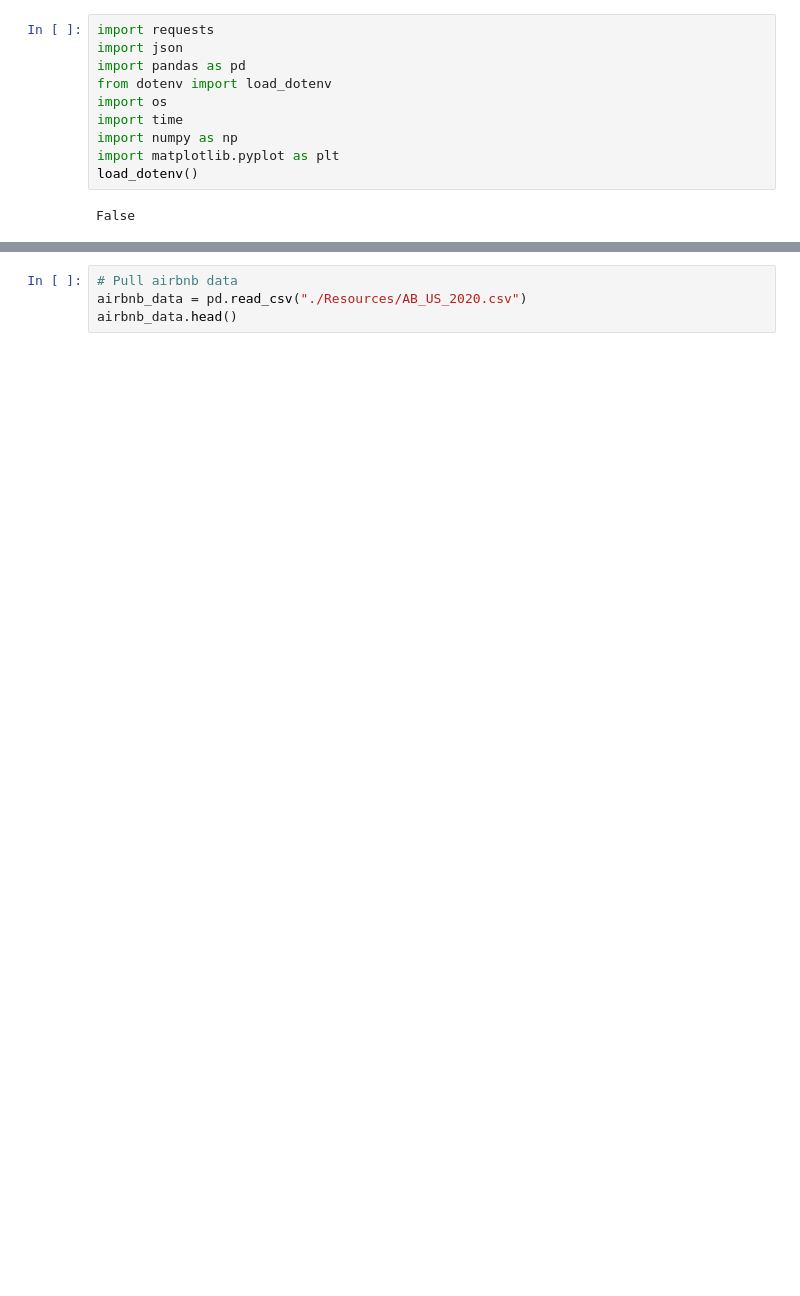
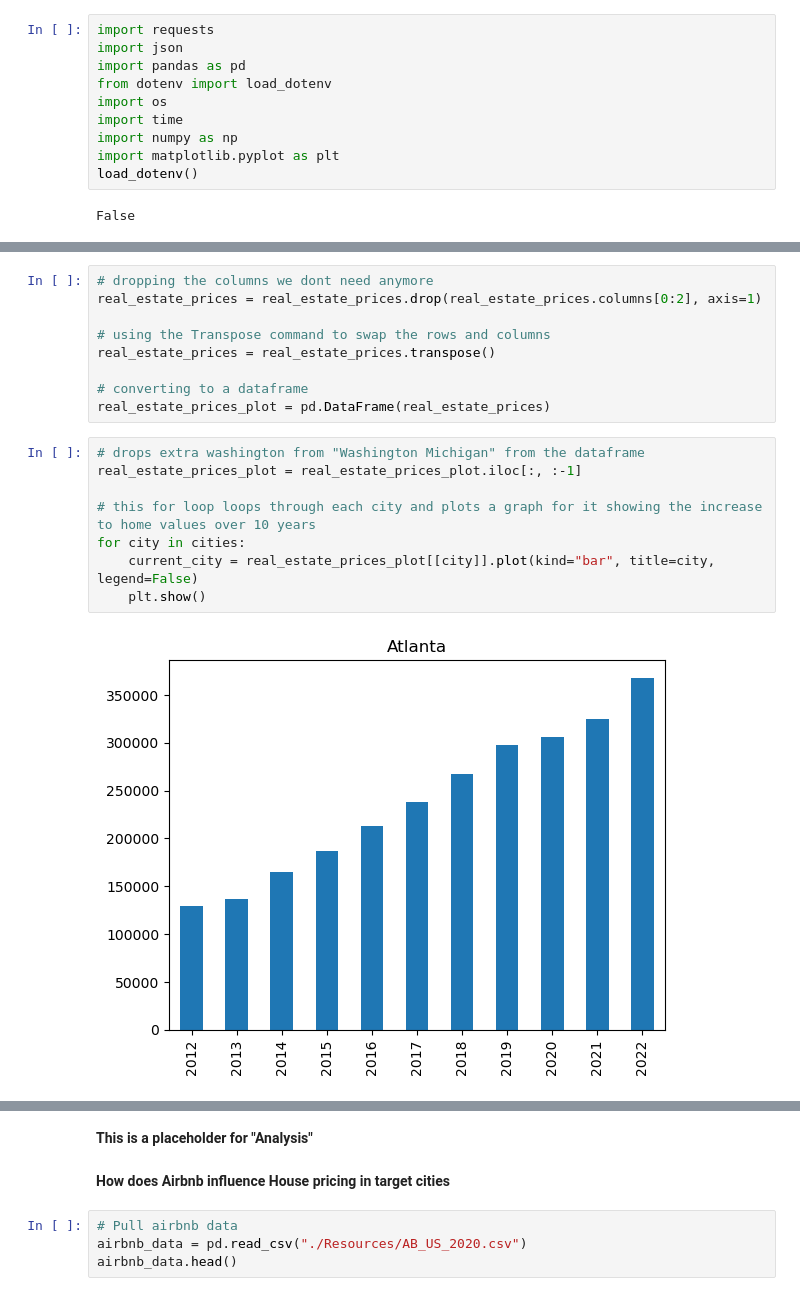
Before and after one commit to MWatkins87/Class_Project_Group_5, a Jupyter notebook: terry_hood.ipynb, the cells around one changed output, grey strips where cells are left out. Cells and saved outputs as stored; diff of their text form; blank space fills up the shorter version.

```diff
--- a/terry_hood.ipynb
+++ b/terry_hood.ipynb
@@ -12,0 +110,19 @@ False
+# %%
+# dropping the columns we dont need anymore
+real_estate_prices = real_estate_prices.drop(real_estate_prices.columns[0:2], axis=1)
+
+# using the Transpose command to swap the rows and columns
+real_estate_prices = real_estate_prices.transpose()
+
+# converting to a dataframe
+real_estate_prices_plot = pd.DataFrame(real_estate_prices)
+# %%
+# drops extra washington from "Washington Michigan" from the dataframe
+real_estate_prices_plot = real_estate_prices_plot.iloc[:, :-1]
+
+# this for loop loops through each city and plots a graph for it showing the increase to home values over 10 years
+for city in cities:
+    current_city = real_estate_prices_plot[[city]].plot(kind="bar", title=city, legend=False)
+    plt.show()
+# %% [output]
+[figure, added]
@@ -13,3 +138,7 @@ False
+# %% [markdown]
+**This is a placeholder for "Analysis"**
+# %% [markdown]
+**How does Airbnb influence House pricing in target cities**
 # %%
 # Pull airbnb data
 airbnb_data = pd.read_csv("./Resources/AB_US_2020.csv")
```
Also changed, not shown: parts of 3 cells of this notebook.
